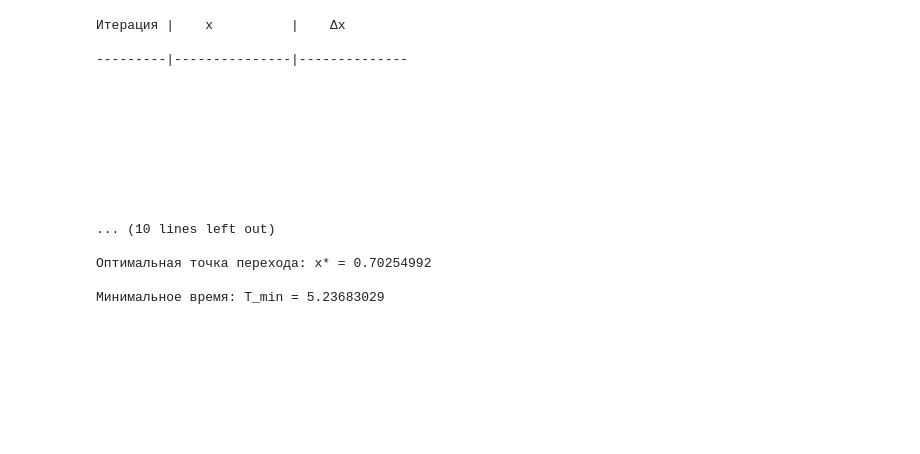
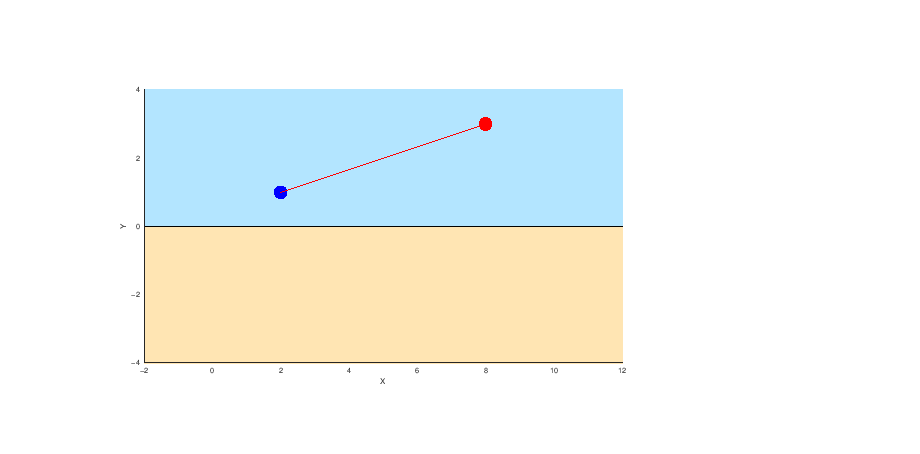
Before and after one commit to noname123920/optimization, a Jupyter notebook: проект/main.ipynb, the cells around one changed output. Cells and saved outputs as stored; diff of their text form; code cells hidden in the pictures; blank space fills up the shorter version.

```diff
--- a/проект/main.ipynb
+++ b/проект/main.ipynb
@@ -58,49 +31,0 @@ fprintf('Время в этой точке: T = %.4f\n', min_time);
-# %%
-dT = @(x) -(xB - x) / (v_sand * sqrt((xB - x)^2 + yB^2)) ...
-          -(xG - x) / (v_water * sqrt((xG - x)^2 + yG^2));
-
-ddT = @(x) yB^2 / (v_sand * ((xB - x)^2 + yB^2)^(3/2)) ...
-         + yG^2 / (v_water * ((xG - x)^2 + yG^2)^(3/2));
-
-x_prev = x_approx;
-epsilon = 1e-6;
-iter = 0;
-
-% метод Ньютона
-fprintf('Итерация |    x          |    Δx        \n');
-fprintf('---------|---------------|--------------\n');
-
-while true
-    x_next = x_prev - dT(x_prev) / ddT(x_prev);
-    iter = iter + 1;
-    delta = abs(x_next - x_prev);
-
-    fprintf('%5d    |  %12.8f |  %12.8f\n', iter, x_next, delta);
-
-    if delta < epsilon
-        break;
-    end
-    x_prev = x_next;
-end
-
-x_opt = x_next;
-fprintf('Оптимальная точка перехода: x* = %.8f\n', x_opt);
-fprintf('Минимальное время: T_min = %.8f\n', T(x_opt));
-# %% [output]
-Итерация |    x          |    Δx
-
----------|---------------|--------------
-
-
-
-
-
-
-
-
-
-... (10 lines left out)
-
-Оптимальная точка перехода: x* = 0.70254992
-
-Минимальное время: T_min = 5.23683029
@@ -142,0 +32,4 @@ fprintf('Полный путь:   %.4f\n', L1 + L2);
+# %%
+draw_trajectory(2, 1, 8, 3, 3.0, 1.0, 2, 'Обе в воде');
+# %% [output]
+[figure, added]
```
Also changed, not shown: parts of 10 cells of this notebook, 2 other files.
